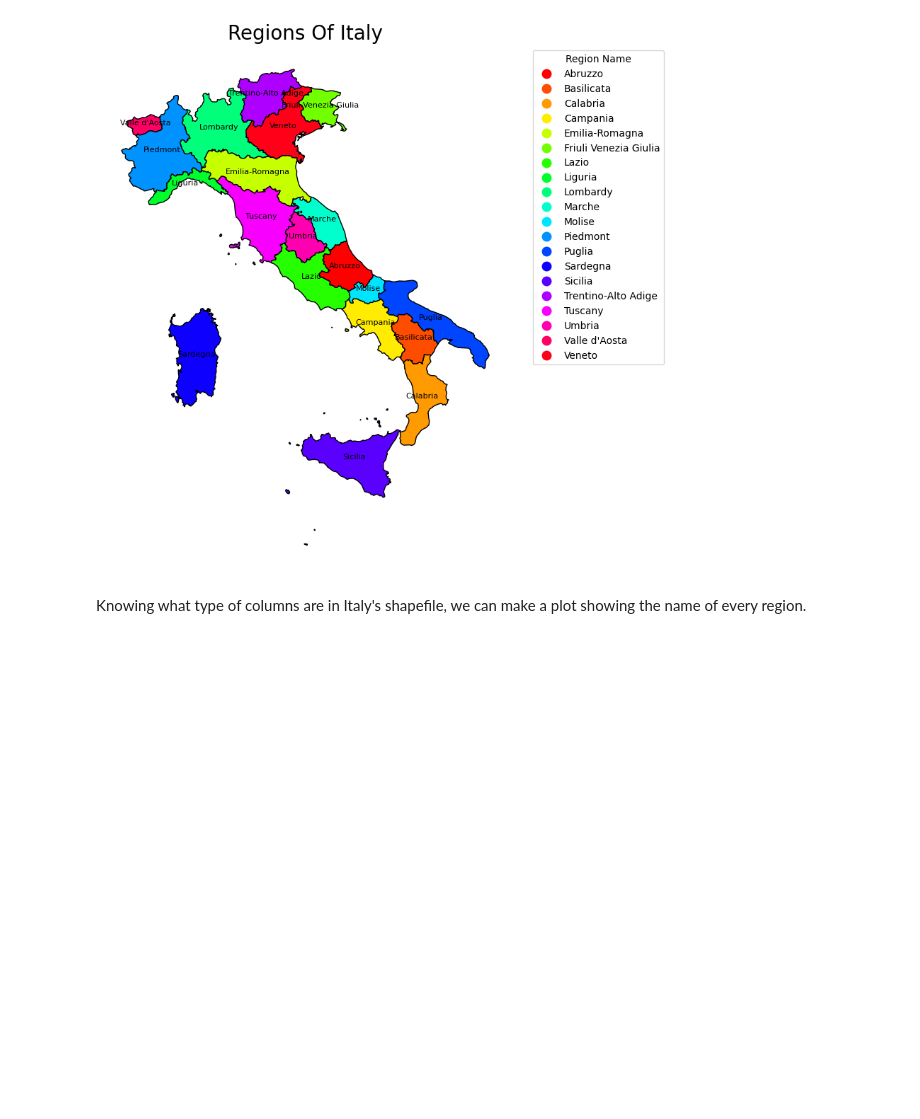
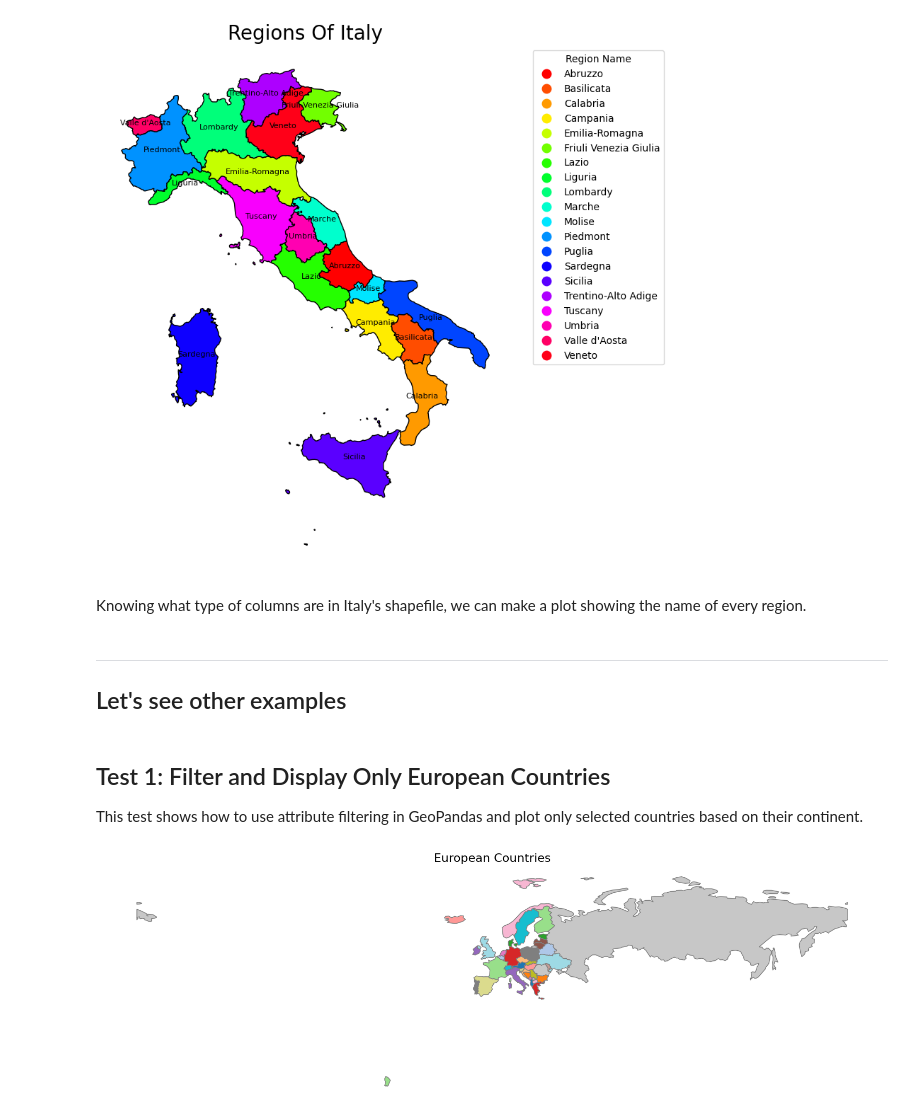
Before and after one commit to dimuzzo/testing-project, a Jupyter notebook: GeoPandas/test_number1.ipynb, the cells around one changed output. Drawn from its saved outputs; the diff is of its cells as text; code cells hidden in the pictures; blank space fills up the shorter version.

Commit message:
Made some more examples to learn how to use GeoPandas functions.

```diff
--- a/GeoPandas/test_number1.ipynb
+++ b/GeoPandas/test_number1.ipynb
@@ -112,3 +113,32 @@ Index(['id', 'name', 'source', 'geometry'], dtype='object')
 [figure]
 # %% [markdown]
 Knowing what type of columns are in Italy's shapefile, we can make a plot showing the name of every region.
+# %% [markdown]
+---
+
+## Let's see other examples
+# %% [markdown]
+## Test 1: Filter and Display Only European Countries
+
+This test shows how to use attribute filtering in GeoPandas and plot only selected countries based on their continent.
+# %%
+# Filter only European countries
+europe = world[world["CONTINENT"] == "Europe"]
+
+# Plot Europe
+fig, ax = plt.subplots(figsize=(15, 15))
+europe.plot(
+    column="NAME",         # Color by country name
+    cmap="tab20",          # Use a distinctive colormap
+    legend=False,
+    edgecolor="gray",
+    ax=ax
+)
+
+# Add title
+ax.set_title("European Countries", fontsize=16)
+ax.set_axis_off()
+plt.tight_layout()
+plt.show()
+# %% [output]
+[figure, added]
```
Also changed, not shown: parts of 15 cells of this notebook.
